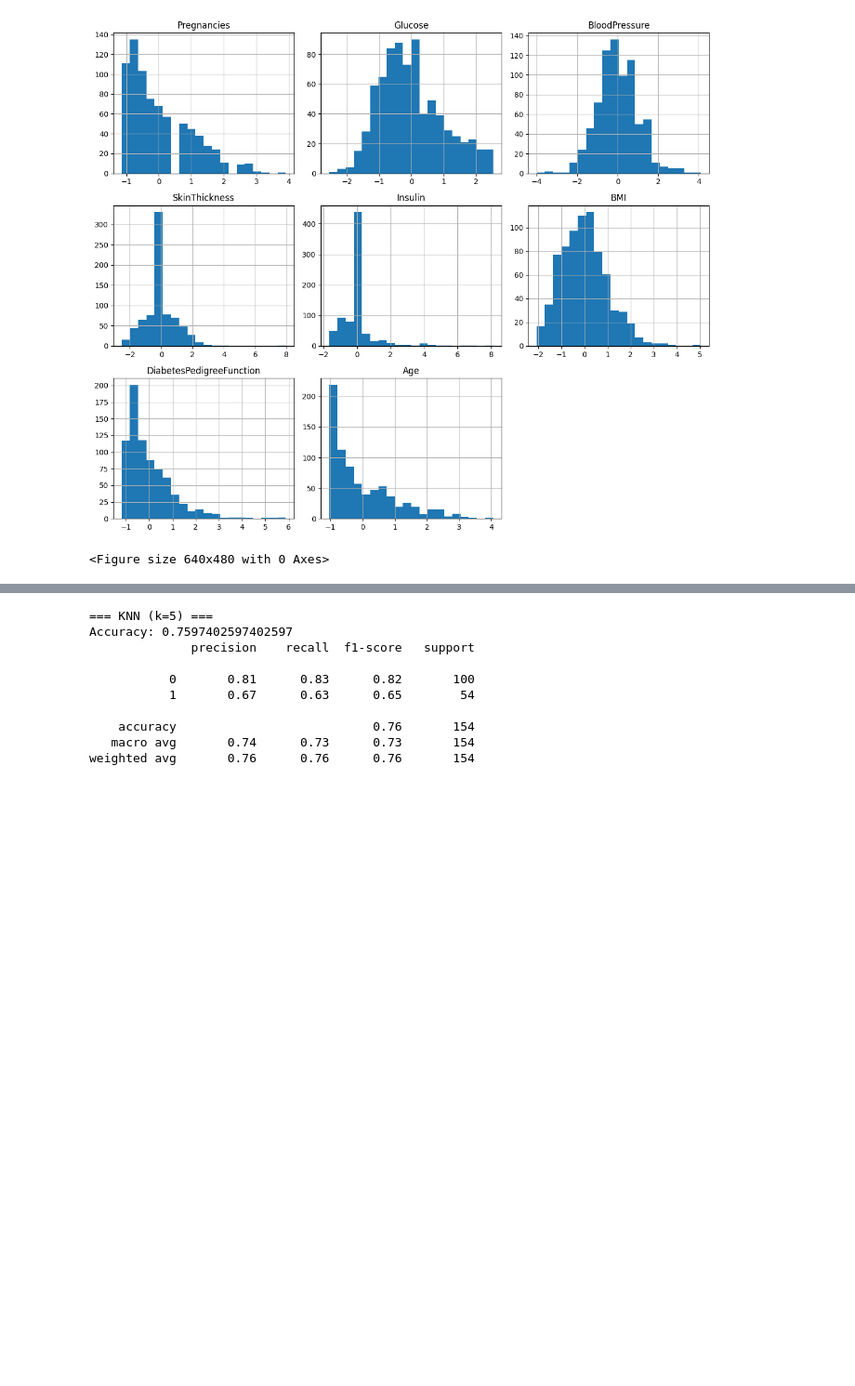
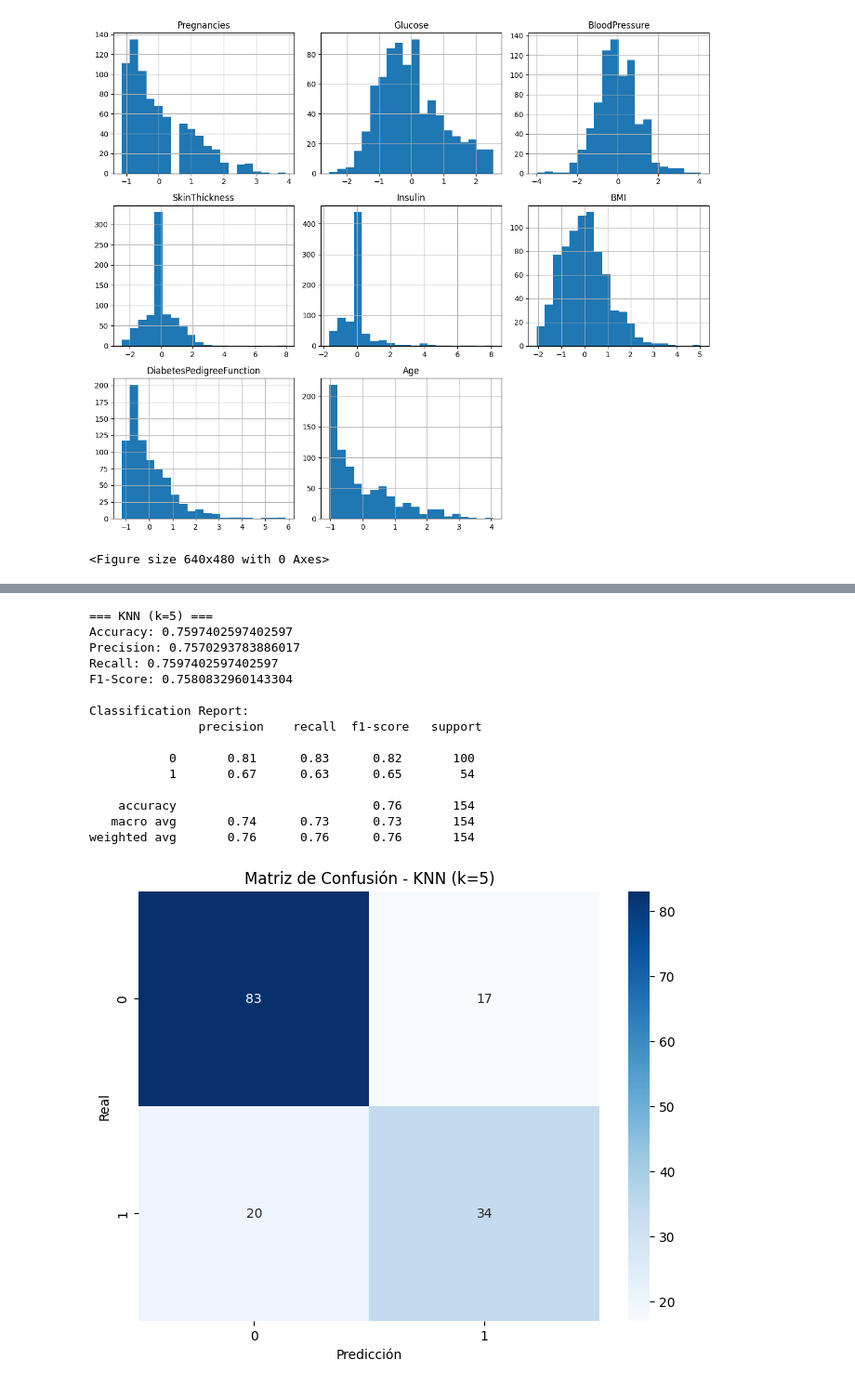
Before and after one commit to Lagartin1/Ia_u3, a Jupyter notebook: main.ipynb, the cells around one changed output, grey strips where cells are left out. Shown: that part at 93% size. Saved outputs shown, nothing was run; the diff lists cells and outputs as text; code cells hidden in the pictures; blank space fills up the shorter version.

```diff
--- a/main.ipynb
+++ b/main.ipynb
@@ -138,24 +196,49 @@ weighted avg       0.73      0.71      0.72       154
 # %%
 from sklearn.neighbors import KNeighborsClassifier
 
 # Entrenamiento con k=5 (valor comúnmente razonable)
 modelo_knn = KNeighborsClassifier(n_neighbors=5)
 modelo_knn.fit(x_train, y_train)
 
 # Evaluación en validación
 y_pred_val_knn = modelo_knn.predict(x_validacion)
 
+# Métricas
+accuracy = accuracy_score(y_validacion, y_pred_val_knn)
+precision = precision_score(y_validacion, y_pred_val_knn, average='weighted')
+recall = recall_score(y_validacion, y_pred_val_knn, average='weighted')
+f1 = f1_score(y_validacion, y_pred_val_knn, average='weighted')
+cm = confusion_matrix(y_validacion, y_pred_val_knn)
+
+# Resultados
 print("=== KNN (k=5) ===")
-print("Accuracy:", accuracy_score(y_validacion, y_pred_val_knn))
-print(classification_report(y_validacion, y_pred_val_knn))
+print("Accuracy:", accuracy)
+print("Precision:", precision)
+print("Recall:", recall)
+print("F1-Score:", f1)
+print("\nClassification Report:\n", classification_report(y_validacion, y_pred_val_knn))
+
+
+plt.figure(figsize=(8,6))
+sns.heatmap(cm, annot=True, fmt='d', cmap='Blues')
+plt.title('Matriz de Confusión - KNN (k=5)')
+plt.xlabel('Predicción')
+plt.ylabel('Real')
+plt.show()
 # %% [output]
 === KNN (k=5) ===
 Accuracy: 0.7597402597402597
-              precision    recall  f1-score   support
+Precision: 0.7570293783886017
+Recall: 0.7597402597402597
+F1-Score: 0.7580832960143304
+
+Classification Report:
+               precision    recall  f1-score   support
 
            0       0.81      0.83      0.82       100
            1       0.67      0.63      0.65        54
 
     accuracy                           0.76       154
    macro avg       0.74      0.73      0.73       154
 weighted avg       0.76      0.76      0.76       154
+[figure, added]
```
Also changed, not shown: parts of 19 cells of this notebook, 2 other files.
